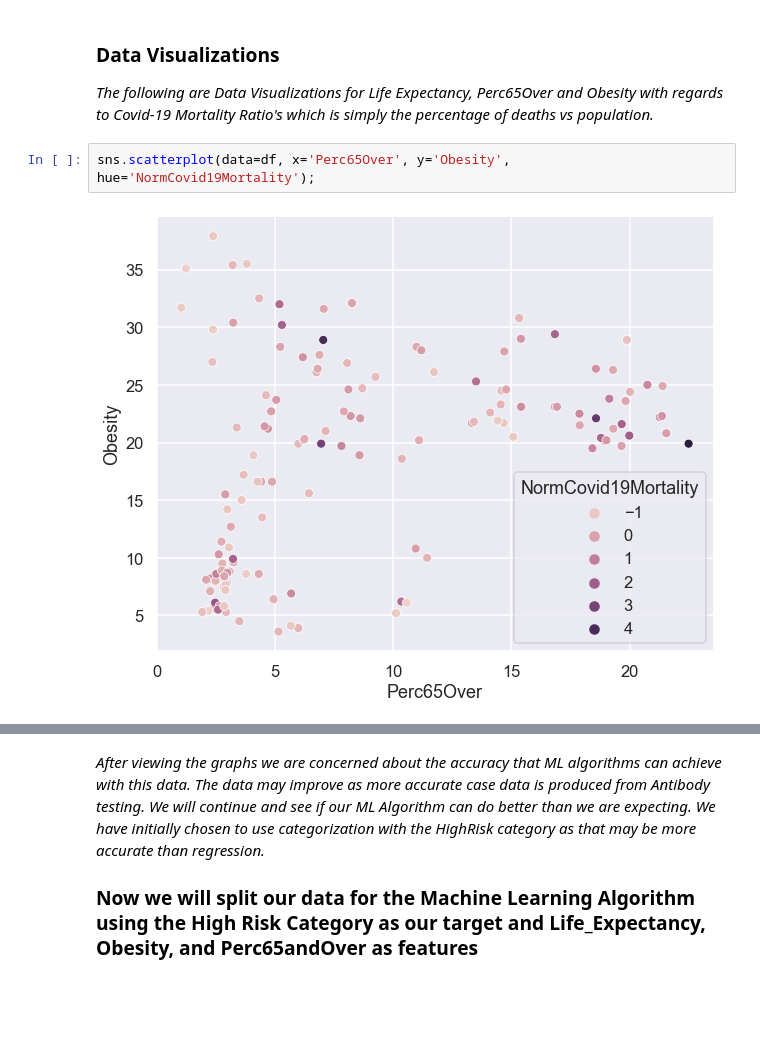
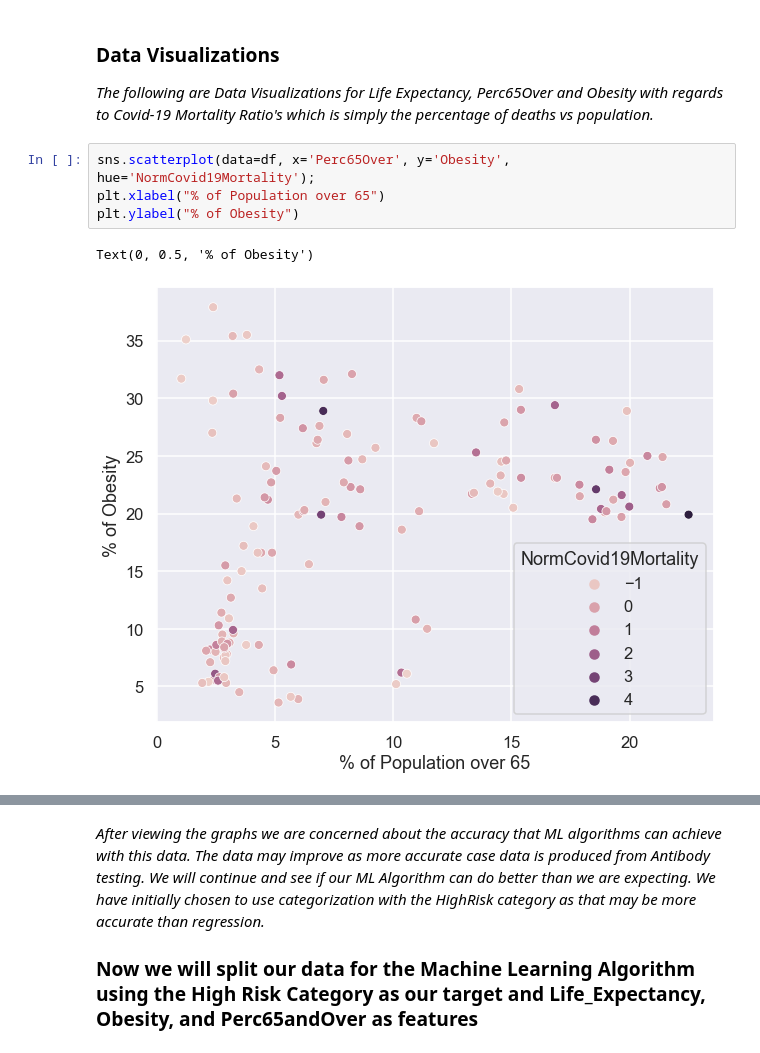
Before and after one commit to chrisweilacker/CovidMachineLearningProject, a Jupyter notebook: CovidMLProject.ipynb, the cells around one changed output, grey strips where cells are left out. Drawn from its saved outputs; the diff is of its cells as text; blank space fills up the shorter version.

Commit message:
Added x and y labels to plots using matplotlib.plot

```diff
--- a/CovidMLProject.ipynb
+++ b/CovidMLProject.ipynb
@@ -118,7 +119,10 @@ corr.style.background_gradient(cmap='coolwarm')
 _The following are Data Visualizations for Life Expectancy, Perc65Over and Obesity with regards to Covid-19 Mortality Ratio's which is simply the percentage of deaths vs population._
 # %%
 sns.scatterplot(data=df, x='Perc65Over', y='Obesity', hue='NormCovid19Mortality');
+plt.xlabel("% of Population over 65")
+plt.ylabel("% of Obesity")
 # %% [output]
+Text(0, 0.5, '% of Obesity')
-[figure, old version]
+[figure, new version]
 # %%
 sns.scatterplot(data=df, x='Perc65Over', y='Obesity', style='HighRisk');
```
Also changed, not shown: parts of 11 cells of this notebook.
